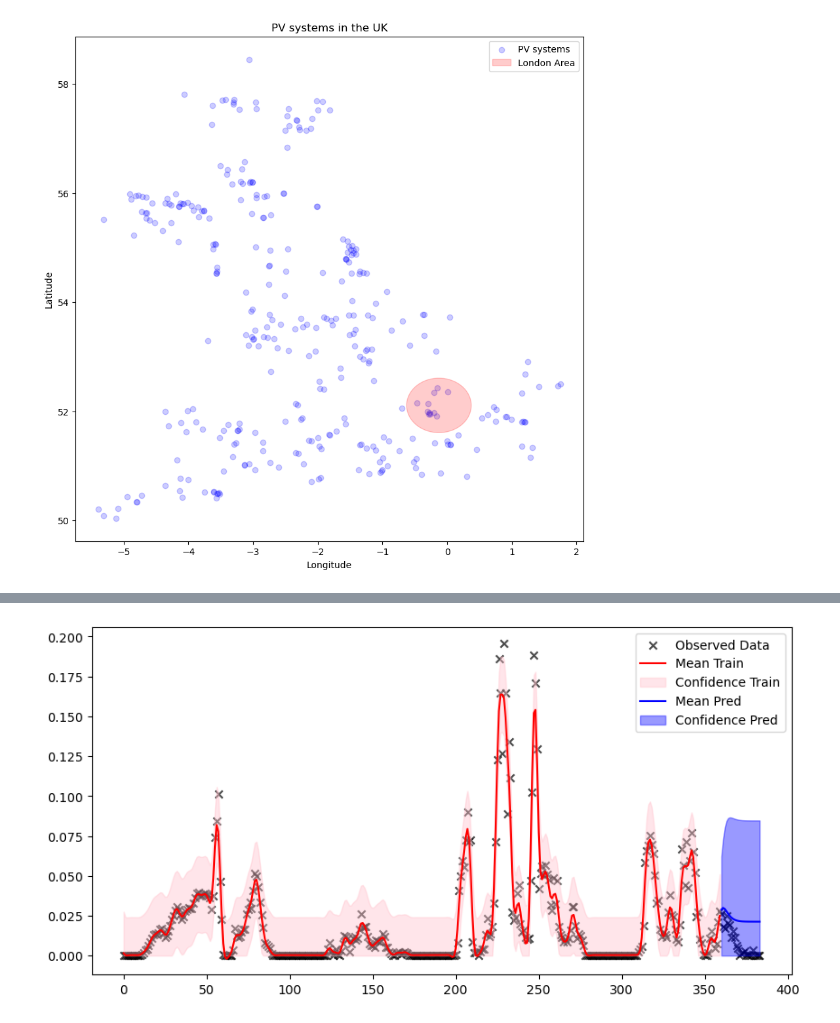
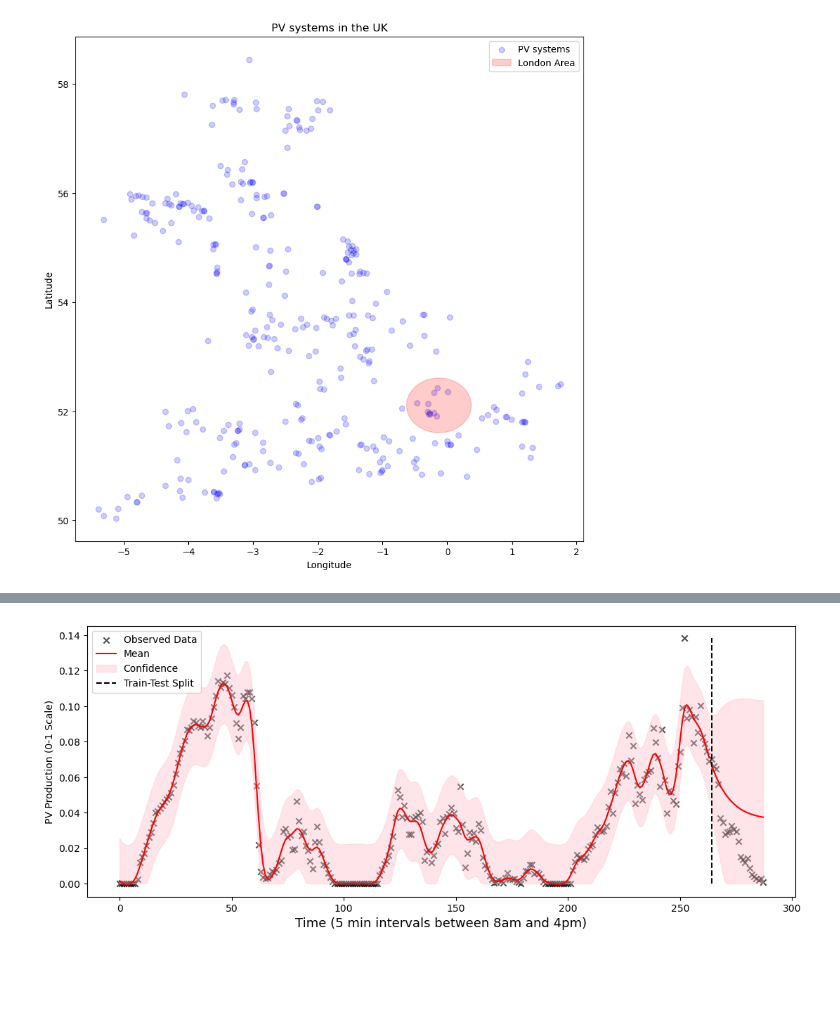
Before and after one commit to eirikbaekkelund/Dissertation, a Jupyter notebook: data_loader.ipynb, the cells around one changed output, grey strips where cells are left out. Cells and saved outputs as stored; diff of their text form; code cells hidden in the pictures; blank space fills up the shorter version.

Commit message:
plot update

```diff
--- a/data_loader.ipynb
+++ b/data_loader.ipynb
@@ -66,7 +66,7 @@ df_location = dl.load_data('pv_data', 'location_data_clean.csv')
 df_location = dl.set_index(df_location)
 datetime = df_pv['datetime']
 # %%
-N_DAYS = 4
+N_DAYS = 3
 N_SYSTEMS = 10
 MINUTE_INTERVAL = 5
 DAILY_DATA_POINTS = (DAY_MAX - DAY_MIN) * 60 / MINUTE_INTERVAL
@@ -88,7 +88,8 @@ pv_sample = pv_systems.iloc[:int(N_DAYS * DAILY_DATA_POINTS) , :N_SYSTEMS]
 # %%
 lats, longs = dl.get_location_maps(df_location=systems,
                                    n_systems=N_SYSTEMS)
-pv_sample['datetime'] = datetime[:int(N_DAYS * DAILY_DATA_POINTS)]
+n_samples = int(N_DAYS * DAILY_DATA_POINTS)
+pv_sample['datetime'] = datetime[n_samples:2*n_samples]
 # %%
 pv_stack = dl.stack_dataframe(df_pv=pv_sample,
                                   lats_map=lats,
@@ -119,9 +118,13 @@ time, y = dl.extract_time_series(time=time_tensor,
+# %%
+time, y = dl.extract_time_series(time=time_tensor,
+                                 y=y_tensor,
+                                 idx=8)
 # %%
 time_train, y_train, time_test, y_test = dl.train_test_split(X=time, y=y, n_hours=2)
 # %%
 likelihood = gpytorch.likelihoods.GaussianLikelihood()
 mean_module = gpytorch.means.ConstantMean()
-covar_module = gpytorch.kernels.ScaleKernel(gpytorch.kernels.MaternKernel(nu=5/2))
+covar_module = gpytorch.kernels.ScaleKernel(gpytorch.kernels.MaternKernel(nu=3/2))
 # covar_module = gpytorch.kernels.ScaleKernel(gpytorch.kernels.RBFKernel())
 
 model = ExactGPModel(train_x=time_train,
@@ -144,35 +147,42 @@ Iter 801/900 - Loss: -2.776
 # %%
 model.eval()
 likelihood.eval()
 
 with torch.no_grad(), gpytorch.settings.fast_pred_var():
     observed_pred = likelihood(model(time_test))
     observed_pred_train = likelihood(model(time_train))
 
 # plot predictions
-plt.figure(figsize=(10, 5))
+plt.figure(figsize=(13, 5))
 
 plt.scatter(time_train, y_train, marker='x', color='black', alpha=0.7, label='Observed Data')
 plt.scatter(time_test, y_test, marker='x', color='black', alpha=0.7)
 
-plt.plot(time_train, observed_pred_train.mean, 'r', label='Mean Train')
+plt.plot(time_train, observed_pred_train.mean, color='r', label='Mean')
 
 lower, upper = observed_pred_train.confidence_region()
 # clip the lower and upper confidence region to avoid negative values and greater than 1
 lower = np.clip(lower, 0, 1)
 upper = np.clip(upper, 0, 1)
-plt.fill_between(time_train, lower, upper, alpha=0.4, color='pink', label='Confidence Train')
+plt.fill_between(time_train, lower, upper, alpha=0.4, color='pink', label='Confidence')
 
 
 
-plt.plot(time_test, observed_pred.mean, 'b', label='Mean Pred')
+plt.plot(time_test, observed_pred.mean, color='r')
 lower, upper = observed_pred.confidence_region()
-# clip the lower and upper confidence region to avoid negative values and greater than 1
+
 lower = np.clip(lower, 0, 1)
 upper = np.clip(upper, 0, 1)
 
-plt.fill_between(time_test, lower, upper, alpha=0.4, color='blue', label='Confidence Pred')
+plt.fill_between(time_test, lower, upper, alpha=0.4, color='pink')
+plt.vlines(x= len(time_train), ymin=0, ymax=max(y_train.max(), y_test.max()),
+           color='black', linestyle='--', label='Train-Test Split')
+
+
 plt.legend()
+
+plt.xlabel('Time (5 min intervals between 8am and 4pm)', fontsize=13)
+plt.ylabel('PV Production (0-1 Scale)')
 plt.show();
 # %% [output]
-[figure, old version]
+[figure, new version]
```
Also changed, not shown: parts of 4 cells of this notebook, 1 other file.
